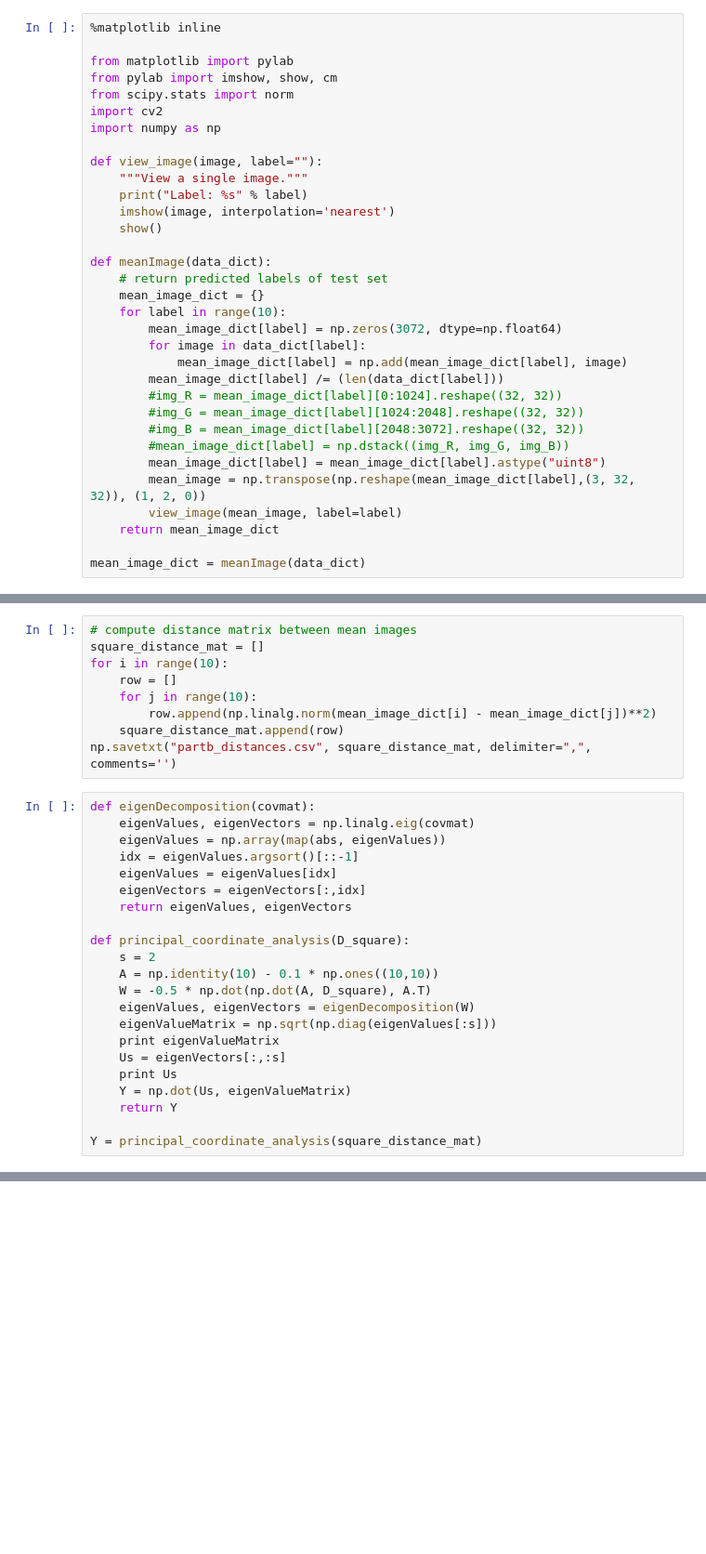
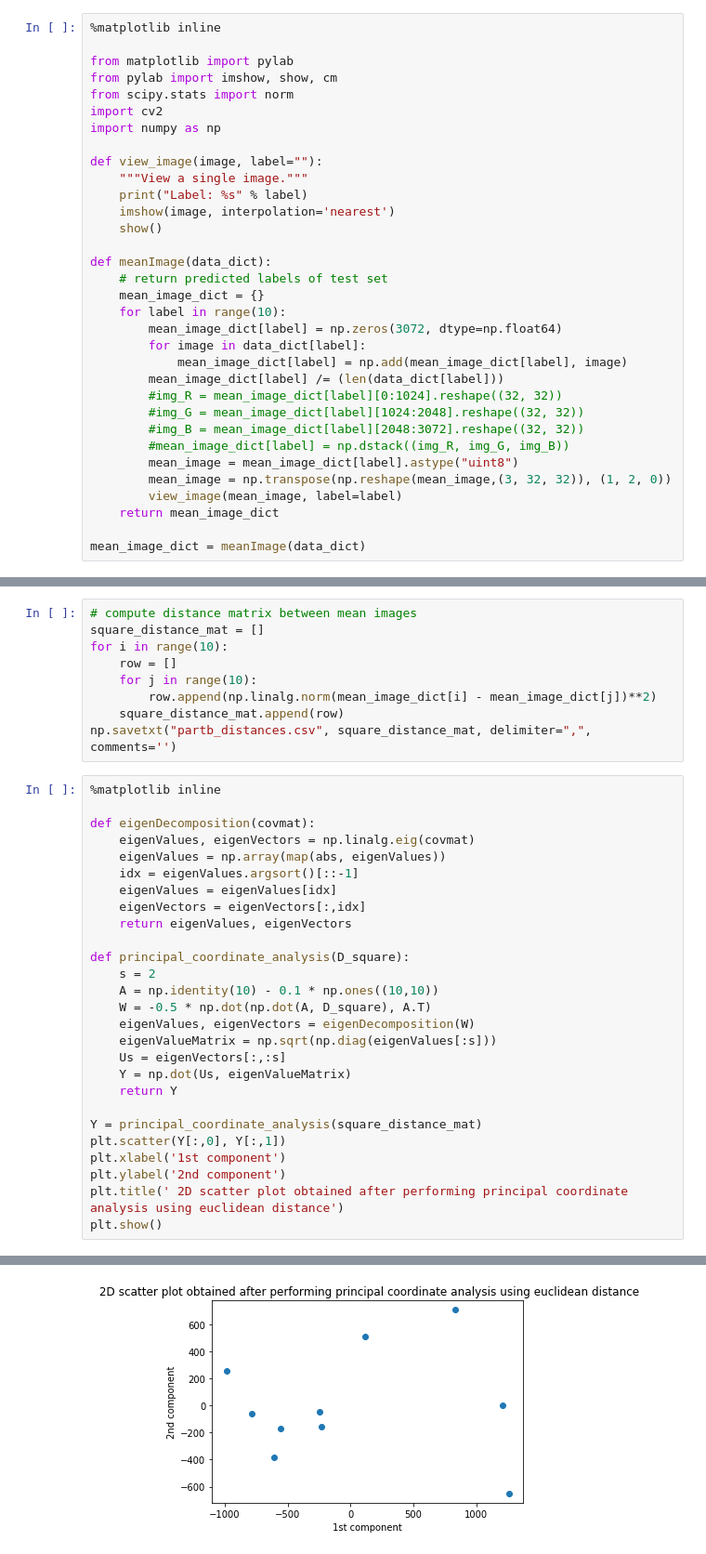
Before and after one commit to Talon-Zhang/Homework-4-More-Principal-Component-Analysis, a Jupyter notebook: MP4.ipynb, the cells around one changed output, grey strips where cells are left out. Shown at 93% size. Drawn from its saved outputs; the diff is of its cells as text; blank space fills up the shorter version.

```diff
--- a/MP4.ipynb
+++ b/MP4.ipynb
@@ -59,8 +59,8 @@ def meanImage(data_dict):
         #img_G = mean_image_dict[label][1024:2048].reshape((32, 32))
         #img_B = mean_image_dict[label][2048:3072].reshape((32, 32))
         #mean_image_dict[label] = np.dstack((img_R, img_G, img_B))
-        mean_image_dict[label] = mean_image_dict[label].astype("uint8")
-        mean_image = np.transpose(np.reshape(mean_image_dict[label],(3, 32, 32)), (1, 2, 0))
+        mean_image = mean_image_dict[label].astype("uint8")
+        mean_image = np.transpose(np.reshape(mean_image,(3, 32, 32)), (1, 2, 0))
         view_image(mean_image, label=label)
     return mean_image_dict
 
@@ -128,6 +127,8 @@ for i in range(10):
     square_distance_mat.append(row)
 np.savetxt("partb_distances.csv", square_distance_mat, delimiter=",", comments='')
 # %%
+%matplotlib inline
+
 def eigenDecomposition(covmat):
     eigenValues, eigenVectors = np.linalg.eig(covmat)
     eigenValues = np.array(map(abs, eigenValues))
@@ -142,11 +143,14 @@ def principal_coordinate_analysis(D_square):
     W = -0.5 * np.dot(np.dot(A, D_square), A.T)
     eigenValues, eigenVectors = eigenDecomposition(W)
     eigenValueMatrix = np.sqrt(np.diag(eigenValues[:s]))
-    print eigenValueMatrix
     Us = eigenVectors[:,:s]
-    print Us
     Y = np.dot(Us, eigenValueMatrix)
     return Y
 
 Y = principal_coordinate_analysis(square_distance_mat)
+plt.scatter(Y[:,0], Y[:,1])
+plt.xlabel('1st component')
+plt.ylabel('2nd component')
+plt.title(' 2D scatter plot obtained after performing principal coordinate analysis using euclidean distance')
+plt.show()
 # %% [output]
@@ -164,0 +157 @@ Y = principal_coordinate_analysis(square_distance_mat)
+[figure, added]
```
Also changed, not shown: parts of 2 cells of this notebook, 1 other file.
